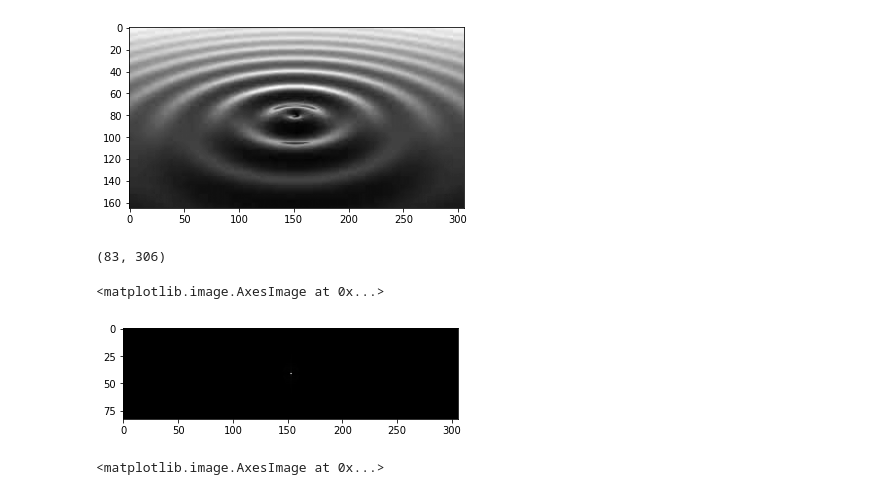
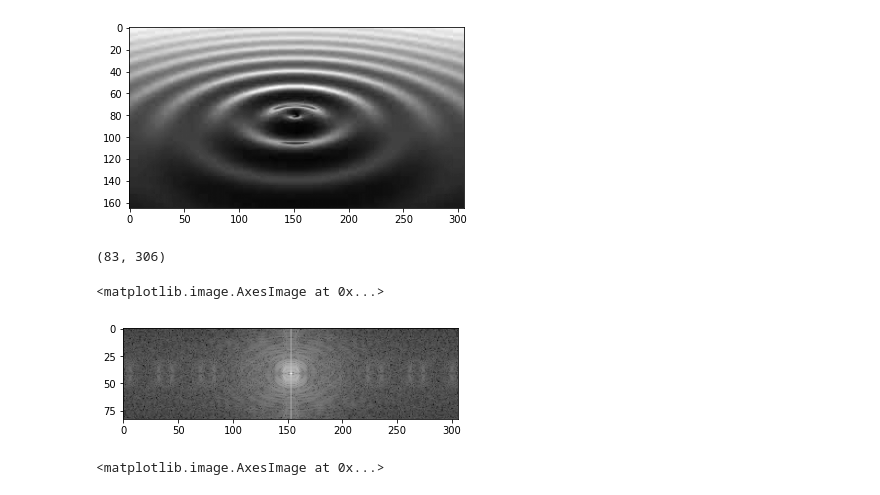
Before and after one commit to RInterested/MRI, a Jupyter notebook: MRI_Concepts.ipynb, the cells around one changed output. Saved outputs shown, nothing was run; the diff lists cells and outputs as text; code cells hidden in the pictures.

```diff
--- a/MRI_Concepts.ipynb
+++ b/MRI_Concepts.ipynb
@@ -166,13 +169,13 @@ plt.imshow(img_back, cmap = 'gray')
 # %%
 x = fshifted
 mat = x[np.arange(0,np.shape(x)[0],2)] # Takes out every other row off the frequencies.
 print(mat.shape)
-freq = np.abs(mat)
+freq = np.log(np.abs(mat))
 plt.imshow(freq, cmap='gray')
 # %% [output]
 (83, 306)
 <matplotlib.image.AxesImage at 0x...>
-[figure, old version]
+[figure, new version]
 # %%
 # inverse fft
 f_ishift = np.fft.ifftshift(mat)
```
Also changed, not shown: parts of 4 cells of this notebook.
